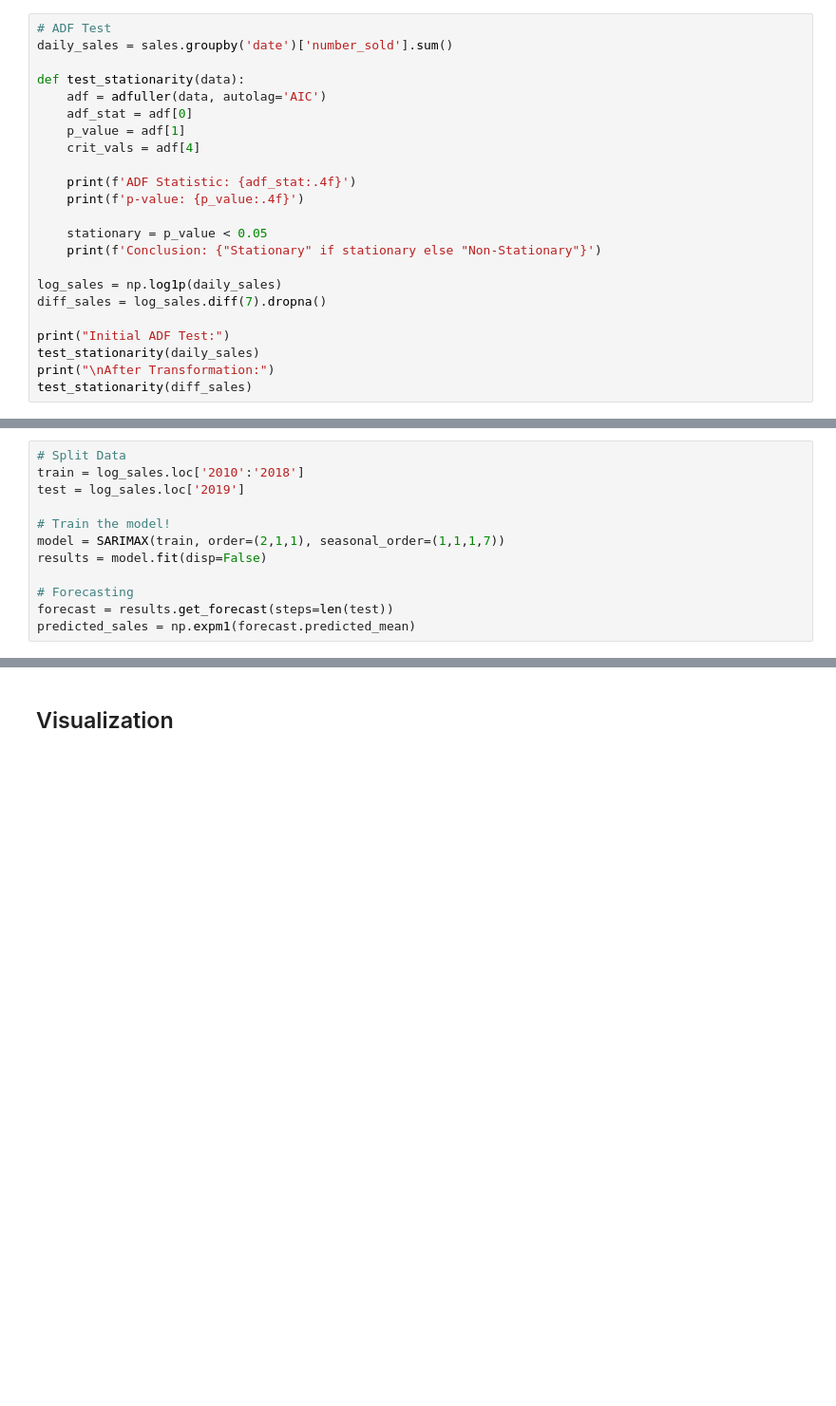
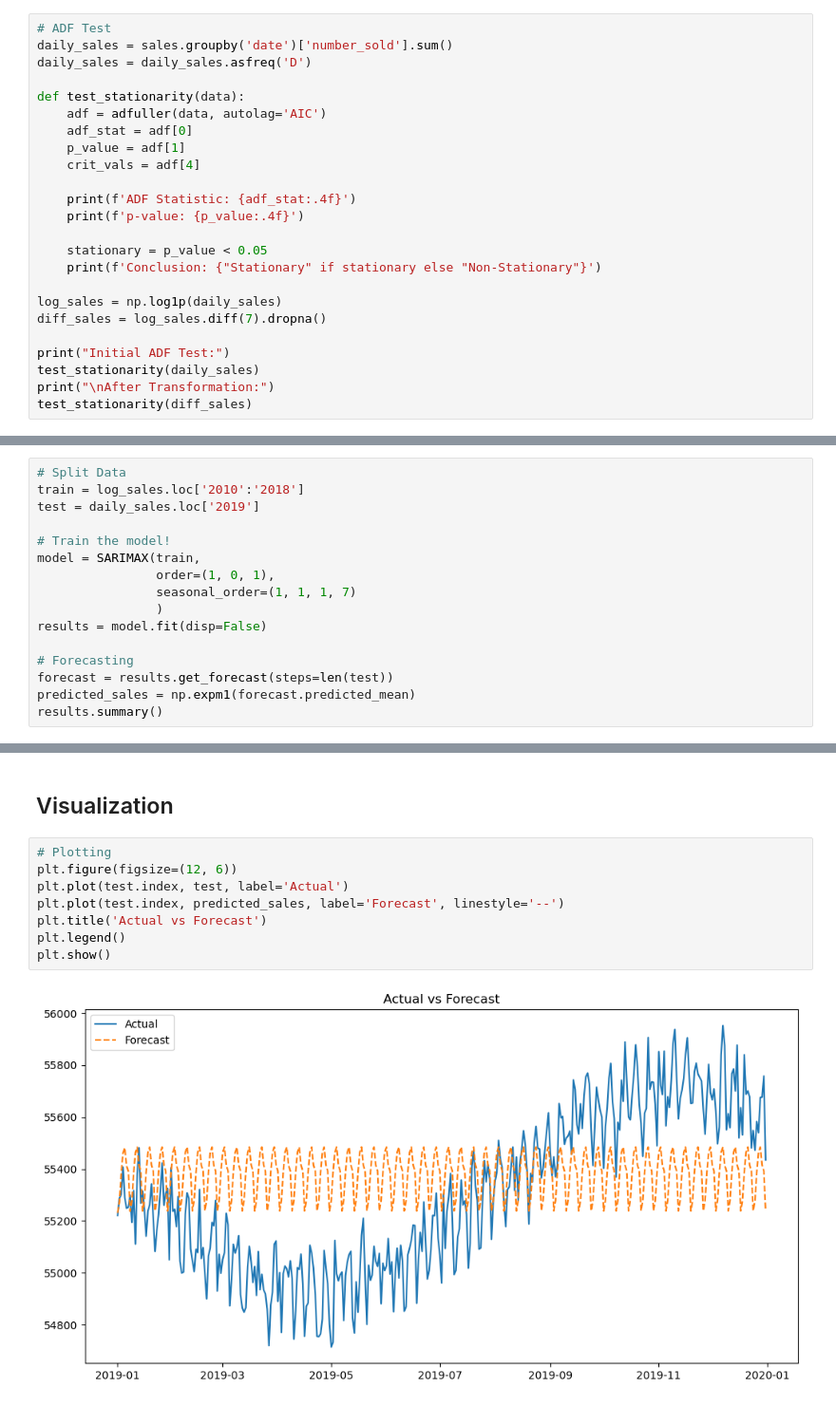
Before and after one commit to yukiroow/data-mining-acts, a Jupyter notebook: DOMINGUEZ LAPIG FINAL_ACT1.ipynb, the cells around one changed output, grey strips where cells are left out. Shown at 95% size. Drawn from its saved outputs; the diff is of its cells as text; blank space fills up the shorter version.

```diff
--- a/DOMINGUEZ LAPIG FINAL_ACT1.ipynb
+++ b/DOMINGUEZ LAPIG FINAL_ACT1.ipynb
@@ -84,6 +84,7 @@ plt.show()
 # %%
 # ADF Test
 daily_sales = sales.groupby('date')['number_sold'].sum()
+daily_sales = daily_sales.asfreq('D')
 
 def test_stationarity(data):
     adf = adfuller(data, autolag='AIC')
@@ -119,12 +120,16 @@ Conclusion: Stationary
 # %%
 # Split Data
 train = log_sales.loc['2010':'2018']
-test = log_sales.loc['2019']
+test = daily_sales.loc['2019']
 
 # Train the model!
-model = SARIMAX(train, order=(2,1,1), seasonal_order=(1,1,1,7))
+model = SARIMAX(train,
+                order=(1, 0, 1),
+                seasonal_order=(1, 1, 1, 7)
+                )
 results = model.fit(disp=False)
 
 # Forecasting
 forecast = results.get_forecast(steps=len(test))
 predicted_sales = np.expm1(forecast.predicted_mean)
+results.summary()
@@ -142,2 +174,12 @@ KeyError: 'number sold'
 # %% [markdown]
 ## Visualization
+# %%
+# Plotting
+plt.figure(figsize=(12, 6))
+plt.plot(test.index, test, label='Actual')
+plt.plot(test.index, predicted_sales, label='Forecast', linestyle='--')
+plt.title('Actual vs Forecast')
+plt.legend()
+plt.show()
+# %% [output]
+[figure, added]
```
Also changed, not shown: parts of 3 cells of this notebook, 1 other file.
